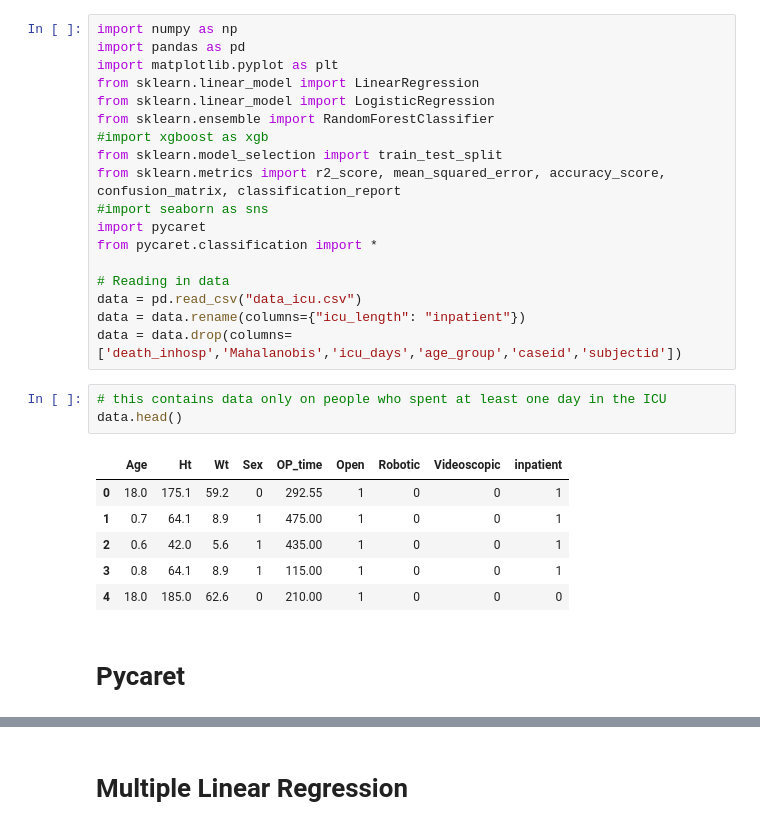
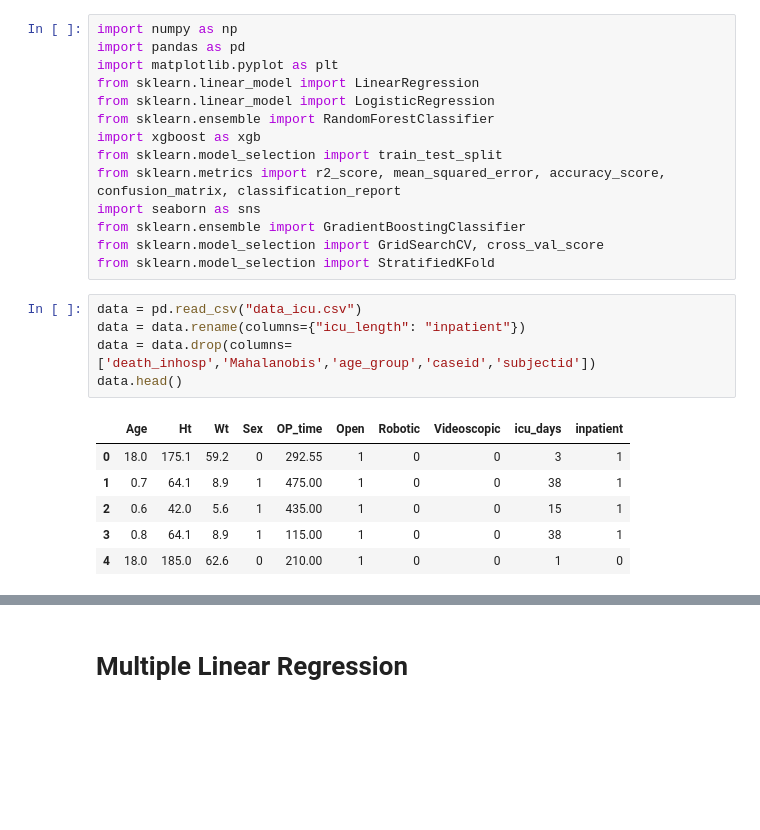
Before and after one commit to juliatompkins/surgical_critical_event_prediction, a Jupyter notebook: Initial Models.ipynb, the cells around one changed output, grey strips where cells are left out. Drawn from its saved outputs; the diff is of its cells as text; blank space fills up the shorter version.

```diff
--- a/Initial Models.ipynb
+++ b/Initial Models.ipynb
@@ -5,26 +5,22 @@ import matplotlib.pyplot as plt
 from sklearn.linear_model import LinearRegression
 from sklearn.linear_model import LogisticRegression
 from sklearn.ensemble import RandomForestClassifier
-#import xgboost as xgb
+import xgboost as xgb
 from sklearn.model_selection import train_test_split
 from sklearn.metrics import r2_score, mean_squared_error, accuracy_score, confusion_matrix, classification_report
-#import seaborn as sns
-import pycaret
-from pycaret.classification import *
-
-# Reading in data
-data = pd.read_csv("data_icu.csv")
-data = data.rename(columns={"icu_length": "inpatient"})
-data = data.drop(columns=['death_inhosp','Mahalanobis','icu_days','age_group','caseid','subjectid'])
+import seaborn as sns
+from sklearn.ensemble import GradientBoostingClassifier
+from sklearn.model_selection import GridSearchCV, cross_val_score
+from sklearn.model_selection import StratifiedKFold
 # %%
-# this contains data only on people who spent at least one day in the ICU
+data = pd.read_csv("data_icu.csv")
+data = data.rename(columns={"icu_length": "inpatient"})
+data = data.drop(columns=['death_inhosp','Mahalanobis','age_group','caseid','subjectid'])
 data.head()
 # %% [output]
-|  | Age | Ht | Wt | Sex | OP_time | Open | Robotic | Videoscopic | inpatient |
-| 0 | 18.0 | 175.1 | 59.2 | 0 | 292.55 | 1 | 0 | 0 | 1 |
-| 1 | 0.7 | 64.1 | 8.9 | 1 | 475.00 | 1 | 0 | 0 | 1 |
-| 2 | 0.6 | 42.0 | 5.6 | 1 | 435.00 | 1 | 0 | 0 | 1 |
-| 3 | 0.8 | 64.1 | 8.9 | 1 | 115.00 | 1 | 0 | 0 | 1 |
-| 4 | 18.0 | 185.0 | 62.6 | 0 | 210.00 | 1 | 0 | 0 | 0 |
+|  | Age | Ht | Wt | Sex | OP_time | Open | Robotic | Videoscopic | icu_days | inpatient |
+| 0 | 18.0 | 175.1 | 59.2 | 0 | 292.55 | 1 | 0 | 0 | 3 | 1 |
+| 1 | 0.7 | 64.1 | 8.9 | 1 | 475.00 | 1 | 0 | 0 | 38 | 1 |
+| 2 | 0.6 | 42.0 | 5.6 | 1 | 435.00 | 1 | 0 | 0 | 15 | 1 |
+| 3 | 0.8 | 64.1 | 8.9 | 1 | 115.00 | 1 | 0 | 0 | 38 | 1 |
+| 4 | 18.0 | 185.0 | 62.6 | 0 | 210.00 | 1 | 0 | 0 | 1 | 0 |
-# %% [markdown]
-# Pycaret
```
Also changed, not shown: parts of 22 cells of this notebook, 2 other files.
